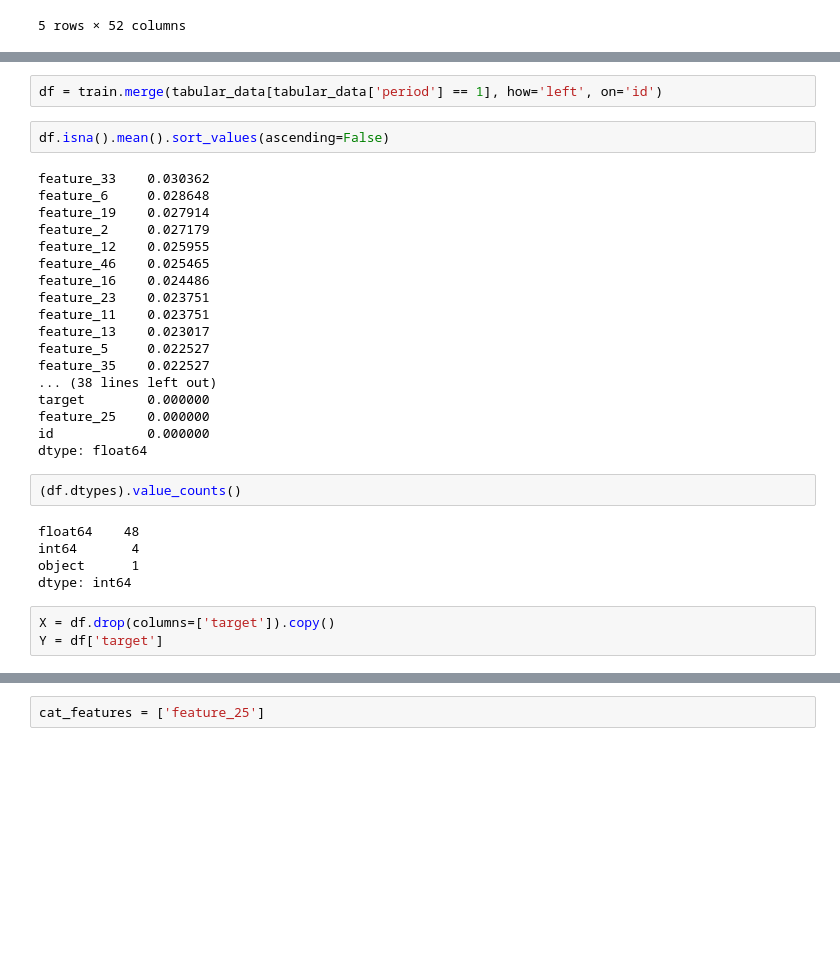
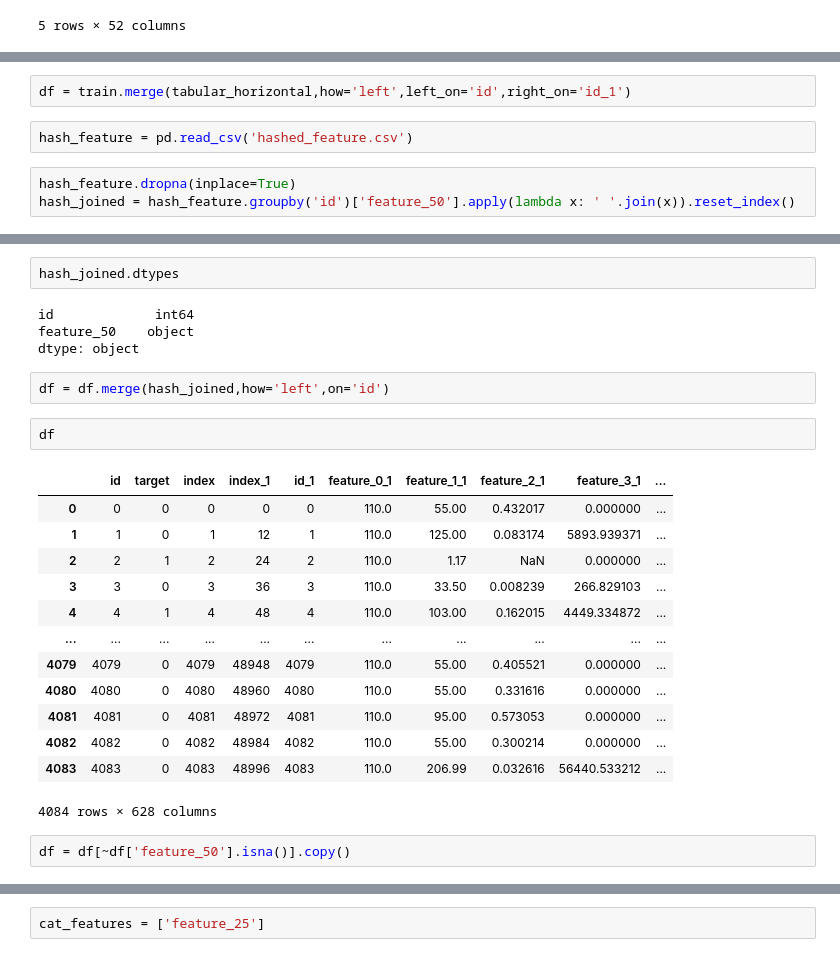
Before and after one commit to vieetdemort/DS-test-assignment-from-mobile-operator, a Jupyter notebook: DS_test_assignment_from_mobile_operator.ipynb, the cells around one changed output, grey strips where cells are left out. Drawn from its saved outputs; the diff is of its cells as text; blank space fills up the shorter version.

```diff
--- a/DS_test_assignment_from_mobile_operator.ipynb
+++ b/DS_test_assignment_from_mobile_operator.ipynb
@@ -75,0 +160,7 @@ tabular_data.head()
+# %%
+df = train.merge(tabular_horizontal,how='left',left_on='id',right_on='id_1')
+# %%
+hash_feature = pd.read_csv('hashed_feature.csv')
+# %%
+hash_feature.dropna(inplace=True)
+hash_joined = hash_feature.groupby('id')['feature_50'].apply(lambda x: ' '.join(x)).reset_index()
@@ -76,32 +176,26 @@ tabular_data.head()
+# %%
+hash_joined.dtypes
+# %% [output]
+id             int64
+feature_50    object
+dtype: object
 # %%
-df = train.merge(tabular_data[tabular_data['period'] == 1], how='left', on='id')
+df = df.merge(hash_joined,how='left',on='id')
-# %%
-df.isna().mean().sort_values(ascending=False)
-# %% [output]
-feature_33    0.030362
-feature_6     0.028648
-feature_19    0.027914
-feature_2     0.027179
-feature_12    0.025955
-feature_46    0.025465
-feature_16    0.024486
-feature_23    0.023751
-feature_11    0.023751
-feature_13    0.023017
-feature_5     0.022527
-feature_35    0.022527
-... (38 lines left out)
-target        0.000000
-feature_25    0.000000
-id            0.000000
-dtype: float64
-# %%
-(df.dtypes).value_counts()
-# %% [output]
-float64    48
-int64       4
-object      1
-dtype: int64
-# %%
-X = df.drop(columns=['target']).copy()
-Y = df['target']
+# %%
+df
+# %% [output]
+|  | id | target | index | index_1 | id_1 | feature_0_1 | feature_1_1 | feature_2_1 | feature_3_1 | ... |
+| 0 | 0 | 0 | 0 | 0 | 0 | 110.0 | 55.00 | 0.432017 | 0.000000 | ... |
+| 1 | 1 | 0 | 1 | 12 | 1 | 110.0 | 125.00 | 0.083174 | 5893.939371 | ... |
+| 2 | 2 | 1 | 2 | 24 | 2 | 110.0 | 1.17 | NaN | 0.000000 | ... |
+| 3 | 3 | 0 | 3 | 36 | 3 | 110.0 | 33.50 | 0.008239 | 266.829103 | ... |
+| 4 | 4 | 1 | 4 | 48 | 4 | 110.0 | 103.00 | 0.162015 | 4449.334872 | ... |
+| ... | ... | ... | ... | ... | ... | ... | ... | ... | ... | ... |
+| 4079 | 4079 | 0 | 4079 | 48948 | 4079 | 110.0 | 55.00 | 0.405521 | 0.000000 | ... |
+| 4080 | 4080 | 0 | 4080 | 48960 | 4080 | 110.0 | 55.00 | 0.331616 | 0.000000 | ... |
+| 4081 | 4081 | 0 | 4081 | 48972 | 4081 | 110.0 | 95.00 | 0.573053 | 0.000000 | ... |
+| 4082 | 4082 | 0 | 4082 | 48984 | 4082 | 110.0 | 55.00 | 0.300214 | 0.000000 | ... |
+| 4083 | 4083 | 0 | 4083 | 48996 | 4083 | 110.0 | 206.99 | 0.032616 | 56440.533212 | ... |
+4084 rows × 628 columns
+# %%
+df = df[~df['feature_50'].isna()].copy()
```
Also changed, not shown: parts of 43 cells of this notebook.
